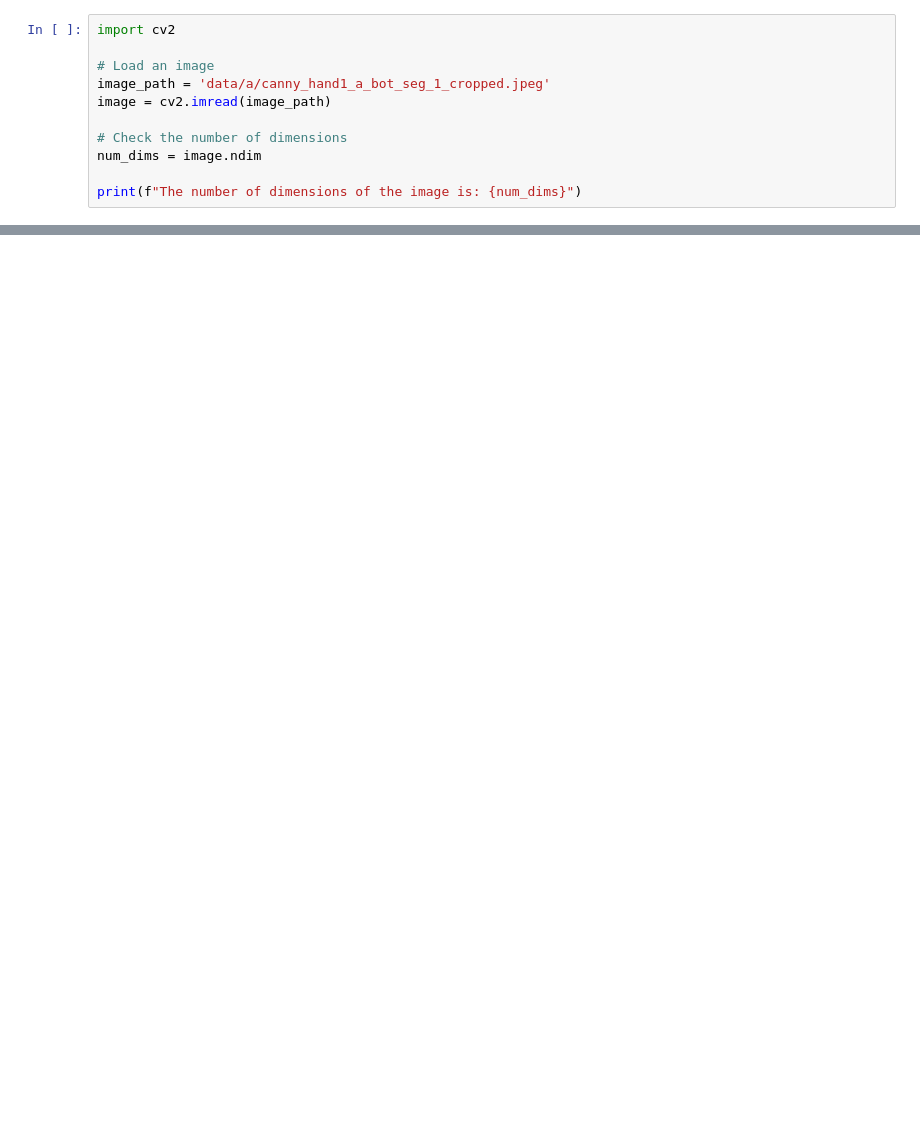
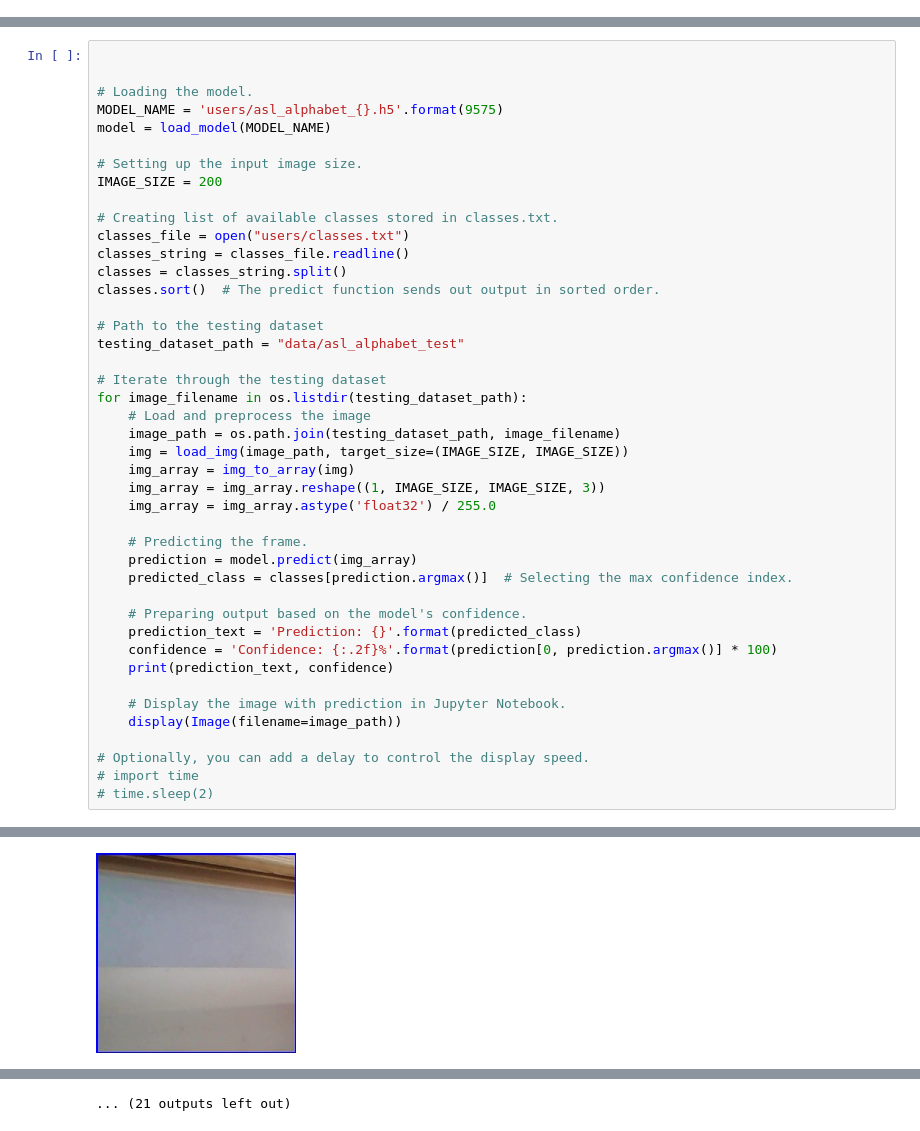
Before and after one commit to khanal-deepa/class-, a Jupyter notebook: Untitled.ipynb, the cells around one changed output, grey strips where cells are left out. Cells and saved outputs as stored; diff of their text form; blank space fills up the shorter version.

```diff
--- a/Untitled.ipynb
+++ b/Untitled.ipynb
@@ -41,11 +0,0 @@ Train outputs shape: (280,)
-# %%
-import cv2
-
-# Load an image
-image_path = 'data/a/canny_hand1_a_bot_seg_1_cropped.jpeg'
-image = cv2.imread(image_path)
-
-# Check the number of dimensions
-num_dims = image.ndim
-
-print(f"The number of dimensions of the image is: {num_dims}")
@@ -245,0 +129,44 @@ NameError: name 'hand_sign_model' is not defined
+# %%
+
+
+# Loading the model.
+MODEL_NAME = 'users/asl_alphabet_{}.h5'.format(9575)
+model = load_model(MODEL_NAME)
+
+# Setting up the input image size.
+IMAGE_SIZE = 200
+
+# Creating list of available classes stored in classes.txt.
+classes_file = open("users/classes.txt")
+classes_string = classes_file.readline()
+classes = classes_string.split()
+classes.sort()  # The predict function sends out output in sorted order.
+
+# Path to the testing dataset
+testing_dataset_path = "data/asl_alphabet_test"
+
+# Iterate through the testing dataset
+for image_filename in os.listdir(testing_dataset_path):
+    # Load and preprocess the image
+    image_path = os.path.join(testing_dataset_path, image_filename)
+    img = load_img(image_path, target_size=(IMAGE_SIZE, IMAGE_SIZE))
+    img_array = img_to_array(img)
+    img_array = img_array.reshape((1, IMAGE_SIZE, IMAGE_SIZE, 3))
+    img_array = img_array.astype('float32') / 255.0
+
+    # Predicting the frame.
+    prediction = model.predict(img_array)
+    predicted_class = classes[prediction.argmax()]  # Selecting the max confidence index.
+
+    # Preparing output based on the model's confidence.
+    prediction_text = 'Prediction: {}'.format(predicted_class)
+    confidence = 'Confidence: {:.2f}%'.format(prediction[0, prediction.argmax()] * 100)
+    print(prediction_text, confidence)
+
+    # Display the image with prediction in Jupyter Notebook.
+    display(Image(filename=image_path))
+
+# Optionally, you can add a delay to control the display speed.
+# import time
+# time.sleep(2)
+# %% [output]
@@ -245,0 +175 @@ NameError: name 'hand_sign_model' is not defined
+[figure, added]
@@ -245,0 +191 @@ NameError: name 'hand_sign_model' is not defined
+... (21 outputs left out)
```
Also changed, not shown: parts of 26 cells of this notebook.
